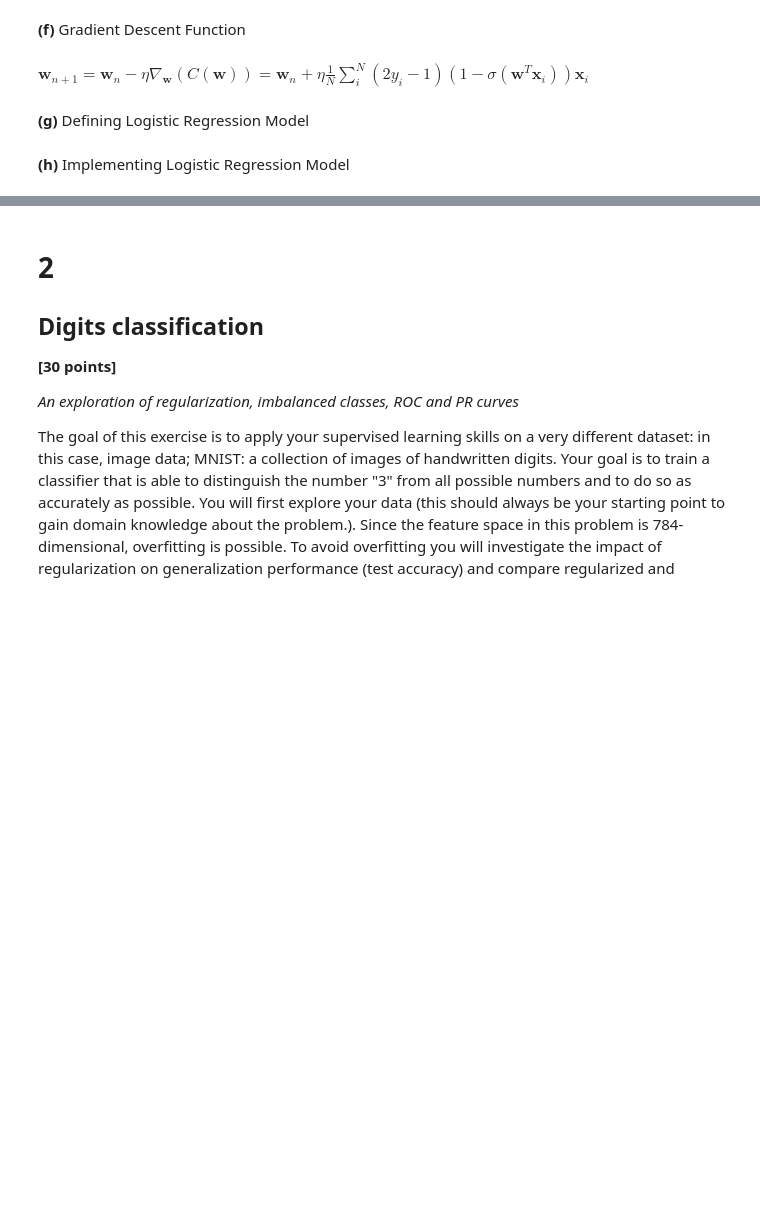
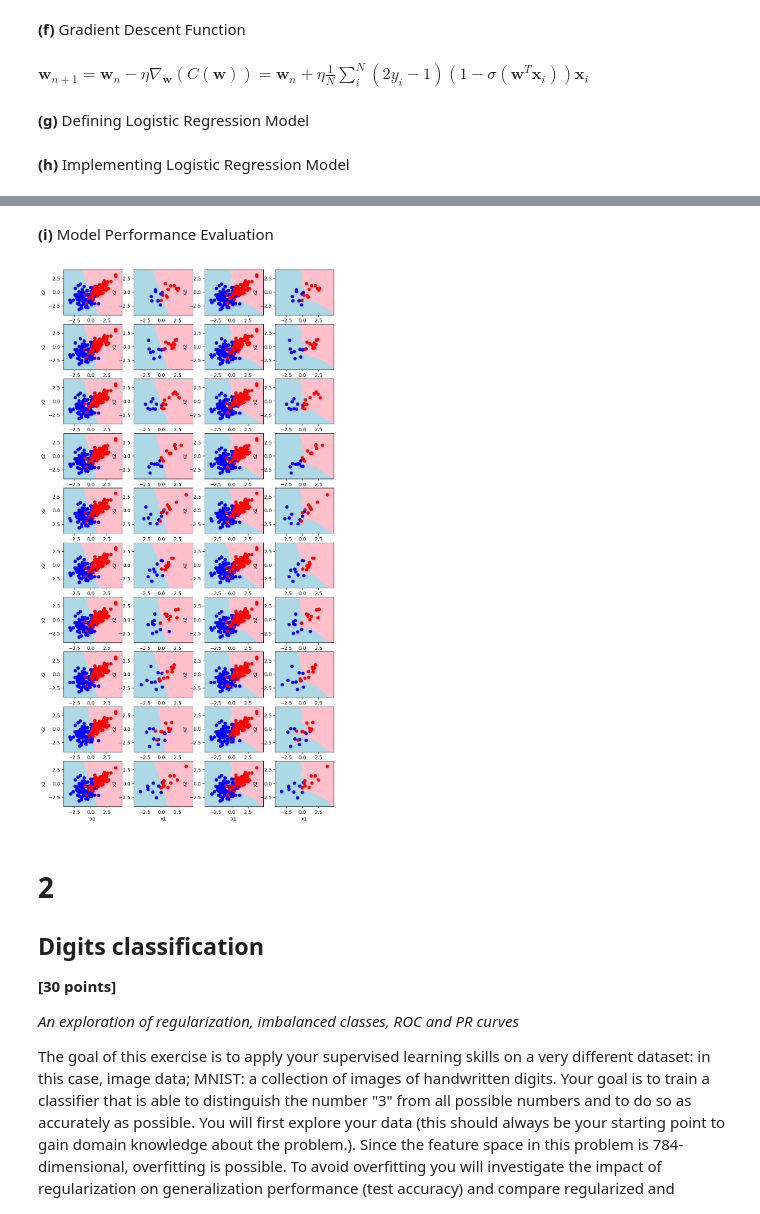
Before and after one commit to nick-carroll1/ids705, a Jupyter notebook: assignments/Assignment_3.ipynb, the cells around one changed output, grey strips where cells are left out. Saved outputs shown, nothing was run; the diff lists cells and outputs as text; code cells hidden in the pictures; blank space fills up the shorter version.

```diff
--- a/assignments/Assignment_3.ipynb
+++ b/assignments/Assignment_3.ipynb
@@ -292,7 +292,7 @@ class Logistic_regression:
 
     # Use the trained model to predict the confidence scores (prob of positive class in this case)
     def predict_proba(self, X):
-        return self.sigmoid(self.prepare_x(X), self.w)
+        return self.sigmoid(self.prepare_x(X), self.w).reshape(1, -1)[0]
 
     # Use the trained model to make binary predictions
     def predict(self, X, thresh=0.5):
@@ -305,5 +305,11 @@ class Logistic_regression:
     # Appends a column of ones as the first feature to account for the bias term
     def prepare_x(self, X):
         return np.hstack([np.ones((X.shape[0], 1)), X])
+
+    def __sklearn_is_fitted__(self):
+        if self.w is not None:
+            return True
+        else:
+            return False
 # %% [markdown]
 **(h)** Implementing Logistic Regression Model
@@ -320,3 +392,33 @@ for lr in lrates:
+# %% [markdown]
+**(i)** Model Performance Evaluation
+# %%
+%%capture --no-display
+
+from sklearn.model_selection import StratifiedKFold
+from sklearn.inspection import DecisionBoundaryDisplay
+from matplotlib.colors import ListedColormap
+import matplotlib.pyplot as plt
+from sklearn.neighbors import KNeighborsClassifier
+
+fig, axs = plt.subplots(10, 4, figsize = (10, 20))
+
+skf = StratifiedKFold(n_splits = 10)
+k = 7
+for ax_index, (train_index, test_index) in enumerate(skf.split(data.loc[:, ['x1', 'x2']], data.loc[:, 'y'])):
+    logmodel = Logistic_regression()
+    logmodel.fit(data.loc[train_index, ['x1', 'x2']], data.loc[train_index, 'y'], 1)
+    knnmodel = KNeighborsClassifier(n_neighbors = k)
+    knnmodel.fit(data.loc[train_index, ['x1', 'x2']].to_numpy(), data.loc[train_index, 'y'].to_numpy())
+    DecisionBoundaryDisplay.from_estimator(logmodel, data.loc[:, ['x1', 'x2']], response_method = 'predict', cmap = ListedColormap(['pink', 'lightblue']), ax = axs[ax_index, 0])
+    DecisionBoundaryDisplay.from_estimator(logmodel, data.loc[:, ['x1', 'x2']], response_method = 'predict', cmap = ListedColormap(['pink', 'lightblue']), ax = axs[ax_index, 1])
+    axs[ax_index, 0].scatter(data.loc[train_index, 'x1'], data.loc[train_index, 'x2'], c = data.loc[train_index, 'y'], cmap = ListedColormap(['red', 'blue']))
+    axs[ax_index, 1].scatter(data.loc[test_index, 'x1'], data.loc[test_index, 'x2'], c = data.loc[test_index, 'y'], cmap = ListedColormap(['red', 'blue']))
+    DecisionBoundaryDisplay.from_estimator(knnmodel, data.loc[:, ['x1', 'x2']], response_method = 'predict', cmap = ListedColormap(['pink', 'lightblue']), ax = axs[ax_index, 2])
+    DecisionBoundaryDisplay.from_estimator(knnmodel, data.loc[:, ['x1', 'x2']], response_method = 'predict', cmap = ListedColormap(['pink', 'lightblue']), ax = axs[ax_index, 3])
+    axs[ax_index, 2].scatter(data.loc[train_index, 'x1'], data.loc[train_index, 'x2'], c = data.loc[train_index, 'y'], cmap = ListedColormap(['red', 'blue']))
+    axs[ax_index, 3].scatter(data.loc[test_index, 'x1'], data.loc[test_index, 'x2'], c = data.loc[test_index, 'y'], cmap = ListedColormap(['red', 'blue']))
+# %% [output]
+[figure, added]
 # %% [markdown]
 # 2
 
```
Also changed, not shown: parts of 7 cells of this notebook.
